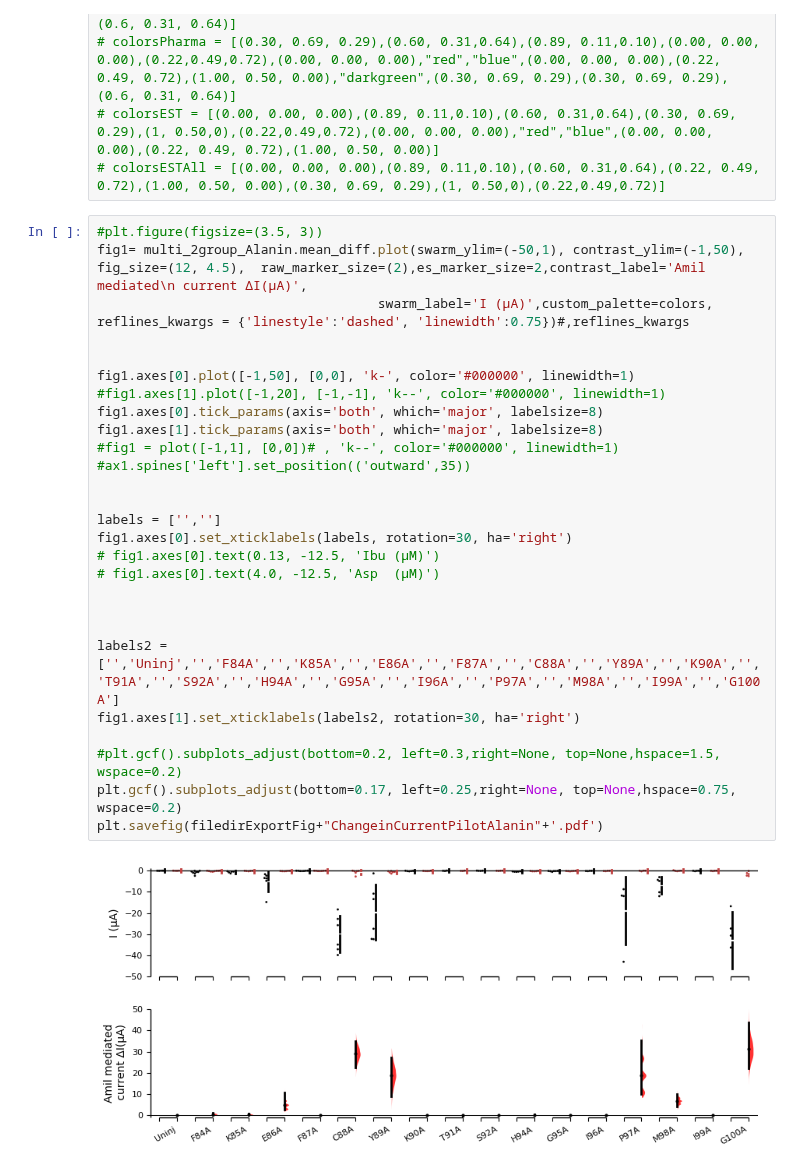
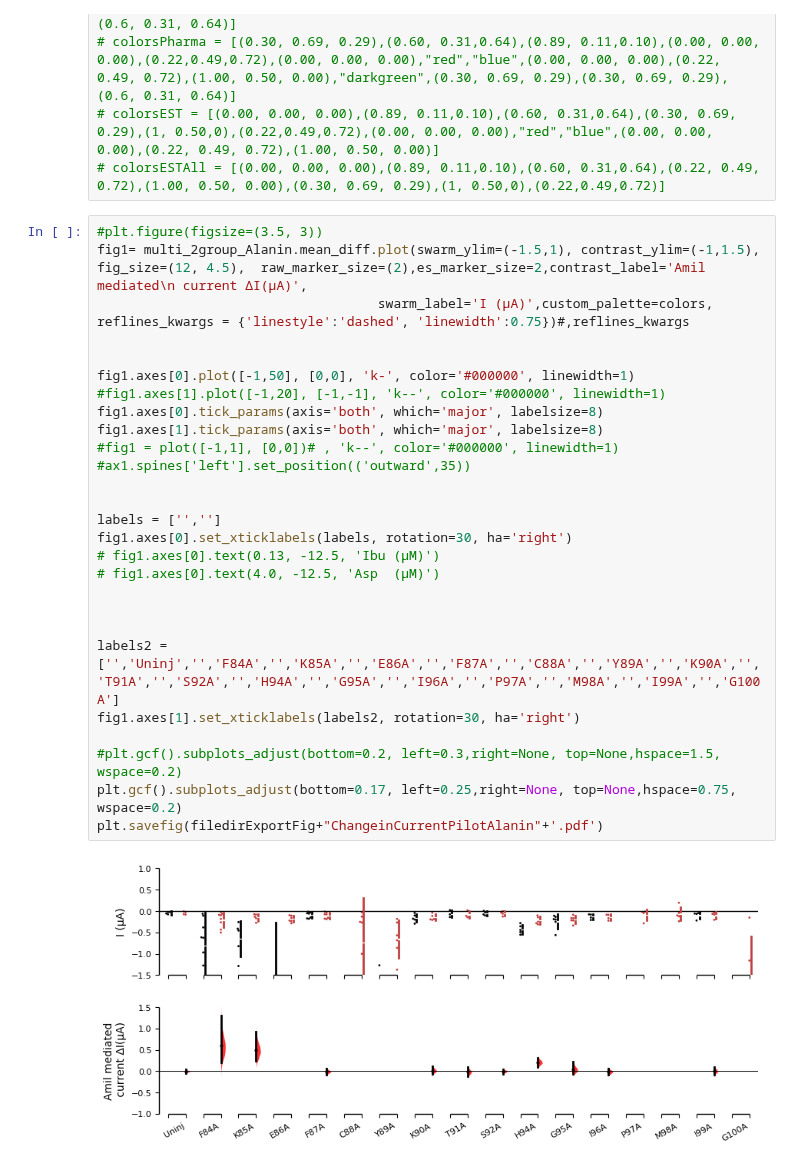
Before and after one commit to sfechner/JupyterNotebooksDEGENaCPharm, a Jupyter notebook: RatioNterm.ipynb, the cells around one changed output. Drawn from its saved outputs; the diff is of its cells as text.

Commit message:
made change in current and selecitvity figure for alanine mutations

```diff
--- a/RatioNterm.ipynb
+++ b/RatioNterm.ipynb
@@ -316,30 +316,30 @@ colors = ["black","red","black","red","black","red","black","red","black","red",
 # colorsESTAll = [(0.00, 0.00, 0.00),(0.89, 0.11,0.10),(0.60, 0.31,0.64),(0.22, 0.49, 0.72),(1.00, 0.50, 0.00),(0.30, 0.69, 0.29),(1, 0.50,0),(0.22,0.49,0.72)]
 # %%
 #plt.figure(figsize=(3.5, 3))
-fig1= multi_2group_Alanin.mean_diff.plot(swarm_ylim=(-50,1), contrast_ylim=(-1,50), fig_size=(12, 4.5),  raw_marker_size=(2),es_marker_size=2,contrast_label='Amil mediated\n current ΔI(µA)',
+fig1= multi_2group_Alanin.mean_diff.plot(swarm_ylim=(-1.5,1), contrast_ylim=(-1,1.5), fig_size=(12, 4.5),  raw_marker_size=(2),es_marker_size=2,contrast_label='Amil mediated\n current ΔI(µA)',
                                     swarm_label='I (µA)',custom_palette=colors, reflines_kwargs = {'linestyle':'dashed', 'linewidth':0.75})#,reflines_kwargs
 
 
 fig1.axes[0].plot([-1,50], [0,0], 'k-', color='#000000', linewidth=1)
 #fig1.axes[1].plot([-1,20], [-1,-1], 'k--', color='#000000', linewidth=1)
 fig1.axes[0].tick_params(axis='both', which='major', labelsize=8)
 fig1.axes[1].tick_params(axis='both', which='major', labelsize=8)
 #fig1 = plot([-1,1], [0,0])# , 'k--', color='#000000', linewidth=1)
 #ax1.spines['left'].set_position(('outward',35))
 
 
 labels = ['','']
 fig1.axes[0].set_xticklabels(labels, rotation=30, ha='right')
 # fig1.axes[0].text(0.13, -12.5, 'Ibu (µM)')
 # fig1.axes[0].text(4.0, -12.5, 'Asp  (µM)')
 
 
 
 labels2 = ['','Uninj','','F84A','','K85A','','E86A','','F87A','','C88A','','Y89A','','K90A','','T91A','','S92A','','H94A','','G95A','','I96A','','P97A','','M98A','','I99A','','G100A']
 fig1.axes[1].set_xticklabels(labels2, rotation=30, ha='right')
 
 #plt.gcf().subplots_adjust(bottom=0.2, left=0.3,right=None, top=None,hspace=1.5, wspace=0.2)
 plt.gcf().subplots_adjust(bottom=0.17, left=0.25,right=None, top=None,hspace=0.75, wspace=0.2)
 plt.savefig(filedirExportFig+"ChangeinCurrentPilotAlanin"+'.pdf')
 # %% [output]
-[figure, old version]
+[figure, new version]
```
Also changed, not shown: 7 other files.
